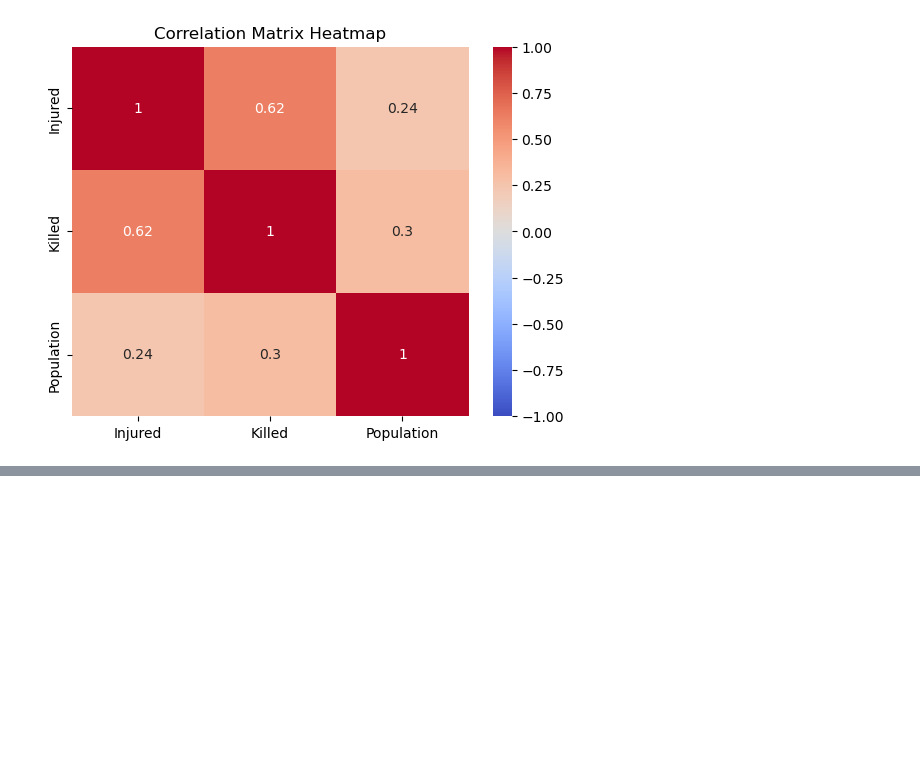
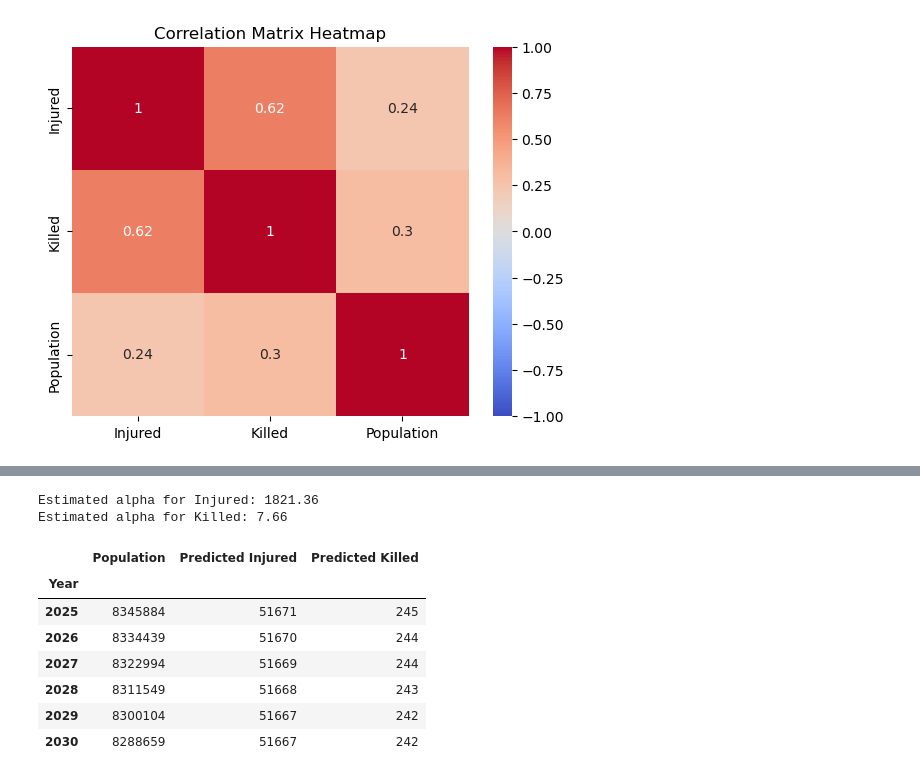
Before and after one commit to awnonbhowmik/NYC_MV_Collisions_Crashes, a Jupyter notebook: main.ipynb, the cells around one changed output, grey strips where cells are left out. Saved outputs shown, nothing was run; the diff lists cells and outputs as text; code cells hidden in the pictures; blank space fills up the shorter version.

Commit message:
NegativeBinomial added

```diff
--- a/main.ipynb
+++ b/main.ipynb
@@ -292,0 +376,50 @@ plt.show()
+# %%
+from statsmodels.genmod.generalized_linear_model import GLM
+from statsmodels.genmod.families import NegativeBinomial
+import numpy as np
+
+# Create population projection for 2025-2030 using a linear trend
+future_years = np.arange(2025, 2031)
+population_trend = np.polyfit(df.index, df['Population'], 1)  # Linear trend
+future_population = np.polyval(population_trend, future_years).astype(int)
+
+# Prepare the data for modeling
+df['Year'] = df.index  # Add Year as a column for modeling
+
+# Estimate alpha parameter for Negative Binomial distribution
+alpha_injured = df['Injured'].var() / df['Injured'].mean()
+alpha_killed = df['Killed'].var() / df['Killed'].mean()
+
+# Display the alpha values
+print("Estimated alpha for Injured: {:.2f}".format(alpha_injured))
+print("Estimated alpha for Killed: {:.2f}".format(alpha_killed))
+
+# Fit Negative Binomial model for Injury Rate
+injury_model = GLM(df['Injured'], df[['Year', 'Population']], family=NegativeBinomial(alpha=alpha_injured)).fit()
+
+# Fit Negative Binomial model for Fatality Rate
+fatality_model = GLM(df['Killed'], df[['Year', 'Population']], family=NegativeBinomial(alpha=alpha_killed)).fit()
+
+# Create future DataFrame for predictions
+future_df = pd.DataFrame({
+    'Year': future_years,
+    'Population': future_population
+})
+
+# Predict the number of injuries and fatalities for 2025-2030 in integers
+future_df['Predicted Injured'] = injury_model.predict(future_df[['Year', 'Population']]).astype(int)
+future_df['Predicted Killed'] = fatality_model.predict(future_df[['Year', 'Population']]).astype(int)
+
+# Display the prediction results for 2025-2030
+future_df[['Year', 'Population', 'Predicted Injured', 'Predicted Killed']].set_index('Year')
+# %% [output]
+Estimated alpha for Injured: 1821.36
+Estimated alpha for Killed: 7.66
+|  | Population | Predicted Injured | Predicted Killed |
+| Year |  |  |  |
+| 2025 | 8345884 | 51671 | 245 |
+| 2026 | 8334439 | 51670 | 244 |
+| 2027 | 8322994 | 51669 | 244 |
+| 2028 | 8311549 | 51668 | 243 |
+| 2029 | 8300104 | 51667 | 242 |
+| 2030 | 8288659 | 51667 | 242 |
```
Also changed, not shown: parts of 2 cells of this notebook.
